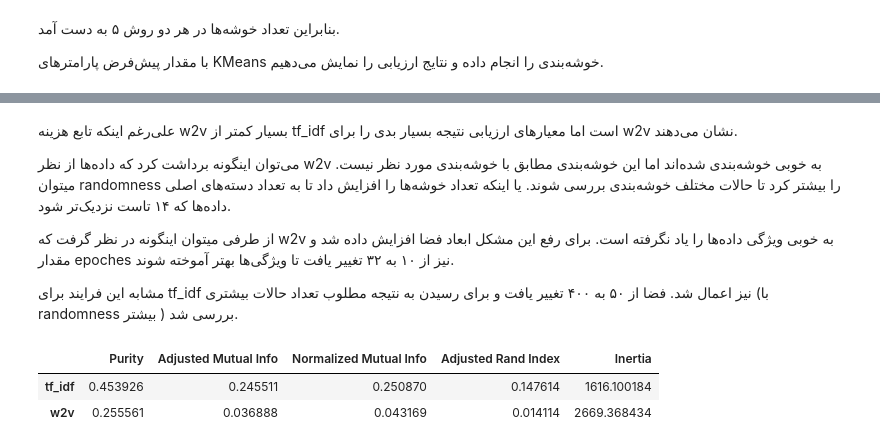
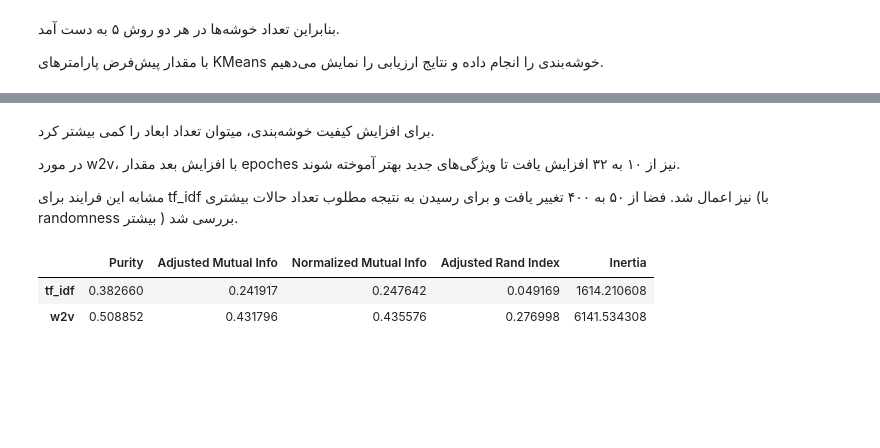
Before and after one commit to hamidreza004/MIR, a Jupyter notebook: reports/phase3/clustering.ipynb, the cells around one changed output, grey strips where cells are left out. Cells and saved outputs as stored; diff of their text form; code cells hidden in the pictures; blank space fills up the shorter version.

```diff
--- a/reports/phase3/clustering.ipynb
+++ b/reports/phase3/clustering.ipynb
@@ -151,11 +151,8 @@ k_means.get_evaluation_dataframe(selected_tfidf, w2v, tags, 5, 5)
 # %% [markdown]
 <div dir="rtl">
-    علی‌رغم اینکه تابع هزینه w2v بسیار کمتر از tf_idf است اما معیارهای ارزیابی نتیجه بسیار بدی را برای w2v نشان می‌دهند.
-<p></p>
-    می‌توان اینگونه برداشت کرد که داده‌ها از نظر w2v به خوبی خوشه‌بندی شده‌اند اما این خوشه‌بندی مطابق با خوشه‌بندی مورد نظر نیست.
-    میتوان randomness را بیشتر کرد تا حالات مختلف خوشه‌بندی بررسی شوند. یا اینکه تعداد خوشه‌ها را افزایش داد تا به تعداد دسته‌های اصلی داده‌ها که ۱۴ تاست نزدیک‌تر شود.
+    برای افزایش کیفیت خوشه‌بندی، میتوان تعداد ابعاد را کمی بیشتر کرد.
     <p></p>
-    از طرفی میتوان اینگونه در نظر گرفت که w2v به خوبی ویژگی‌ داده‌ها را یاد نگرفته است. برای رفع این مشکل ابعاد فضا افزایش داده شد و مقدار epoches نیز از ۱۰ به ۳۲ تغییر یافت تا ویژگی‌ها بهتر آموخته شوند.
+    در مورد w2v، با افزایش بعد مقدار epoches نیز از ۱۰ به ۳۲ افزایش یافت تا ویژگی‌های جدید بهتر آموخته شوند.
     <p></p>
     مشابه این فرایند برای tf_idf نیز اعمال شد. فضا از ۵۰ به ۴۰۰ تغییر یافت و برای رسیدن به نتیجه مطلوب تعداد حالات بیشتری (با randomness بیشتر ) بررسی شد.
 </div>
@@ -167,7 +163,8 @@ random_state = 12
 selected_tfidf = PCA(features_dim, random_state=random_state).fit_transform(tf_idf)
 # %%
-k_means.get_advanced_results(selected_tfidf, w2v, tags, 5, 5)
+results, best_random_tfidf, best_random_w2v = k_means.get_advanced_results(selected_tfidf, w2v, tags, 5, 5)
+results
 # %% [output]
 |  | Purity | Adjusted Mutual Info | Normalized Mutual Info | Adjusted Rand Index | Inertia |
-| tf_idf | 0.453926 | 0.245511 | 0.250870 | 0.147614 | 1616.100184 |
-| w2v | 0.255561 | 0.036888 | 0.043169 | 0.014114 | 2669.368434 |
+| tf_idf | 0.382660 | 0.241917 | 0.247642 | 0.049169 | 1614.210608 |
+| w2v | 0.508852 | 0.431796 | 0.435576 | 0.276998 | 6141.534308 |
```
Also changed, not shown: parts of 6 cells of this notebook, 2 other files.
